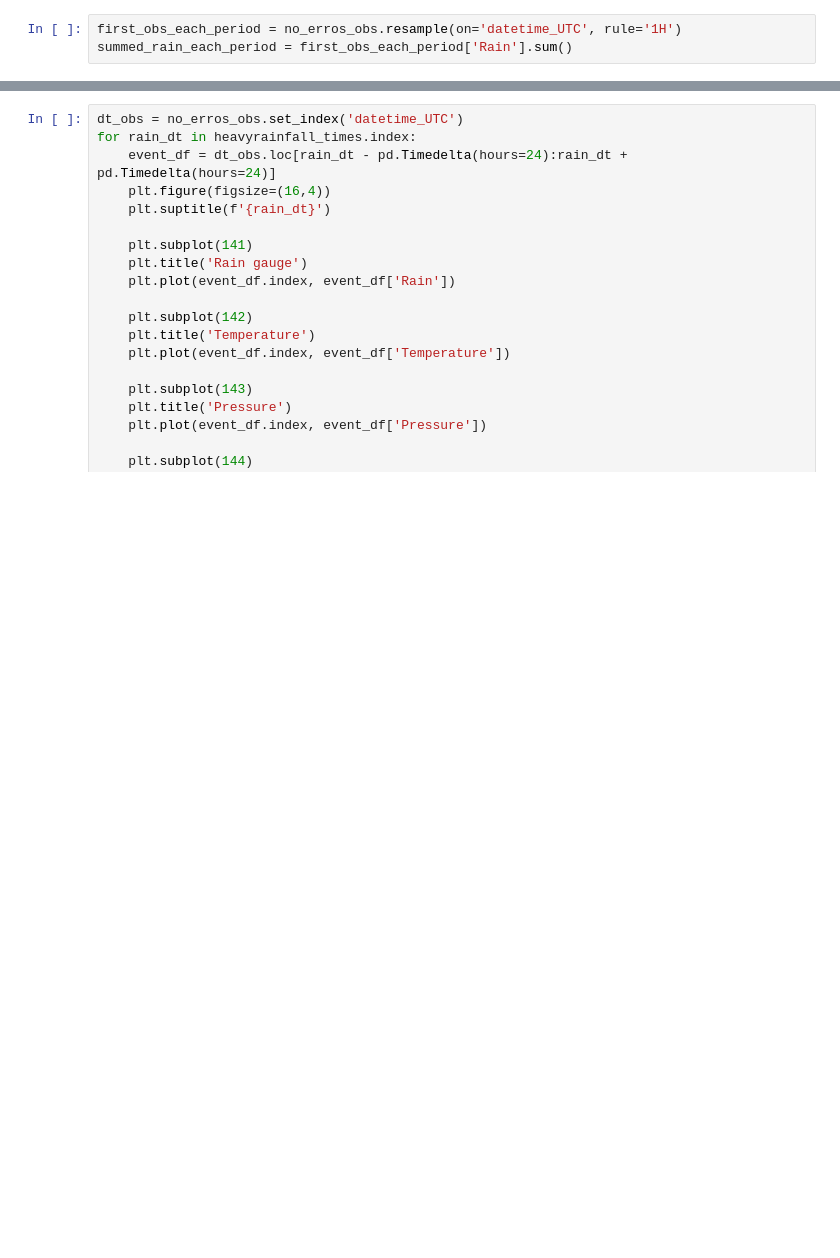
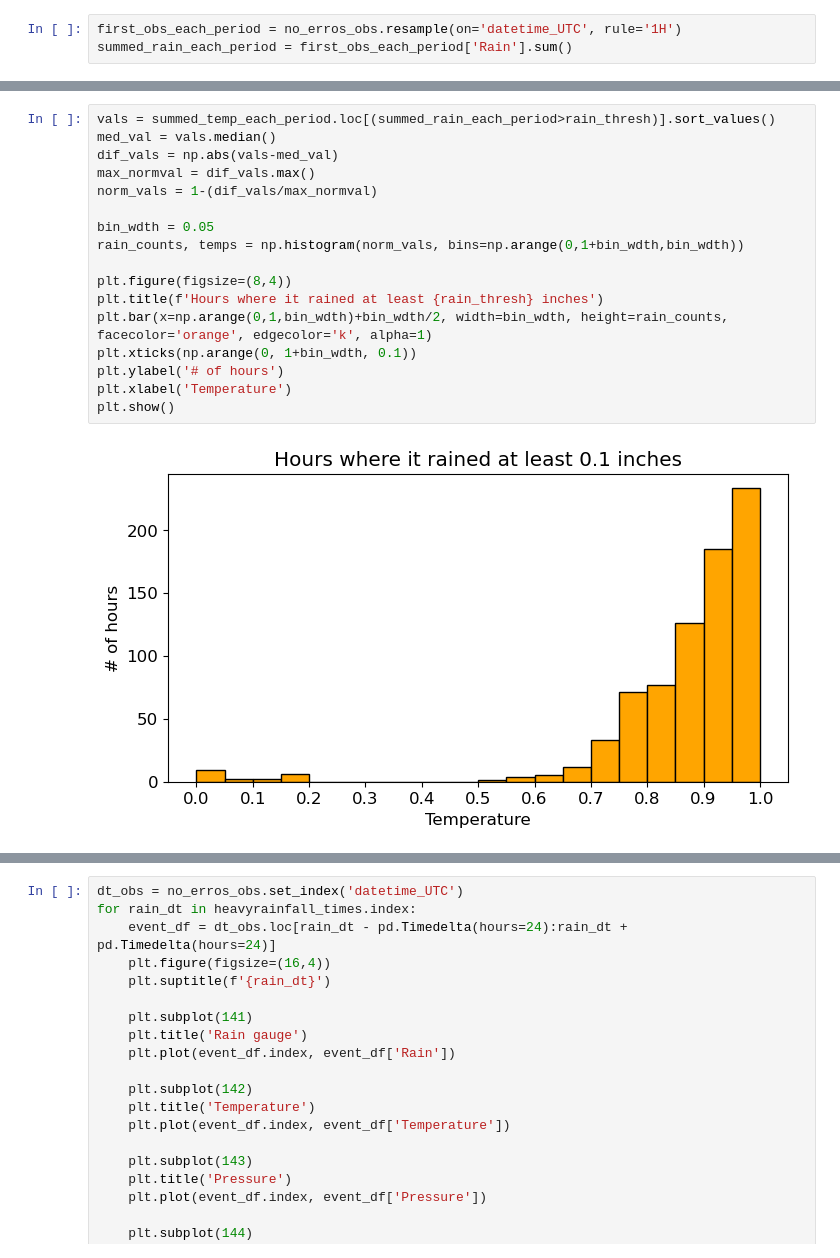
Before and after one commit to aditya-uw/WeatherPatrol, a Jupyter notebook: notebooks/read_data_from_atg.ipynb, the cells around one changed output, grey strips where cells are left out. Drawn from its saved outputs; the diff is of its cells as text; blank space fills up the shorter version.

```diff
--- a/notebooks/read_data_from_atg.ipynb
+++ b/notebooks/read_data_from_atg.ipynb
@@ -128,0 +148,19 @@ Name: Rain, dtype: float64
+# %%
+vals = summed_temp_each_period.loc[(summed_rain_each_period>rain_thresh)].sort_values()
+med_val = vals.median()
+dif_vals = np.abs(vals-med_val)
+max_normval = dif_vals.max()
+norm_vals = 1-(dif_vals/max_normval)
+
+bin_wdth = 0.05
+rain_counts, temps = np.histogram(norm_vals, bins=np.arange(0,1+bin_wdth,bin_wdth))
+
+plt.figure(figsize=(8,4))
+plt.title(f'Hours where it rained at least {rain_thresh} inches')
+plt.bar(x=np.arange(0,1,bin_wdth)+bin_wdth/2, width=bin_wdth, height=rain_counts, facecolor='orange', edgecolor='k', alpha=1)
+plt.xticks(np.arange(0, 1+bin_wdth, 0.1))
+plt.ylabel('# of hours')
+plt.xlabel('Temperature')
+plt.show()
+# %% [output]
+[figure, added]
```
Also changed, not shown: parts of 20 cells of this notebook, 1 other file.
